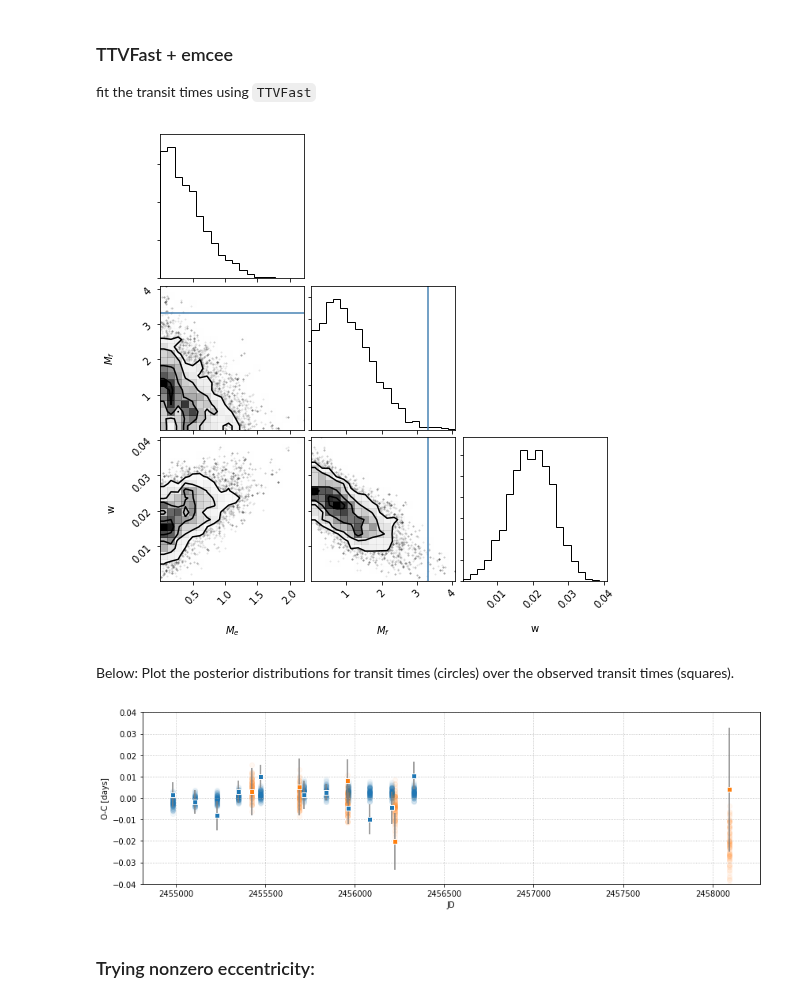
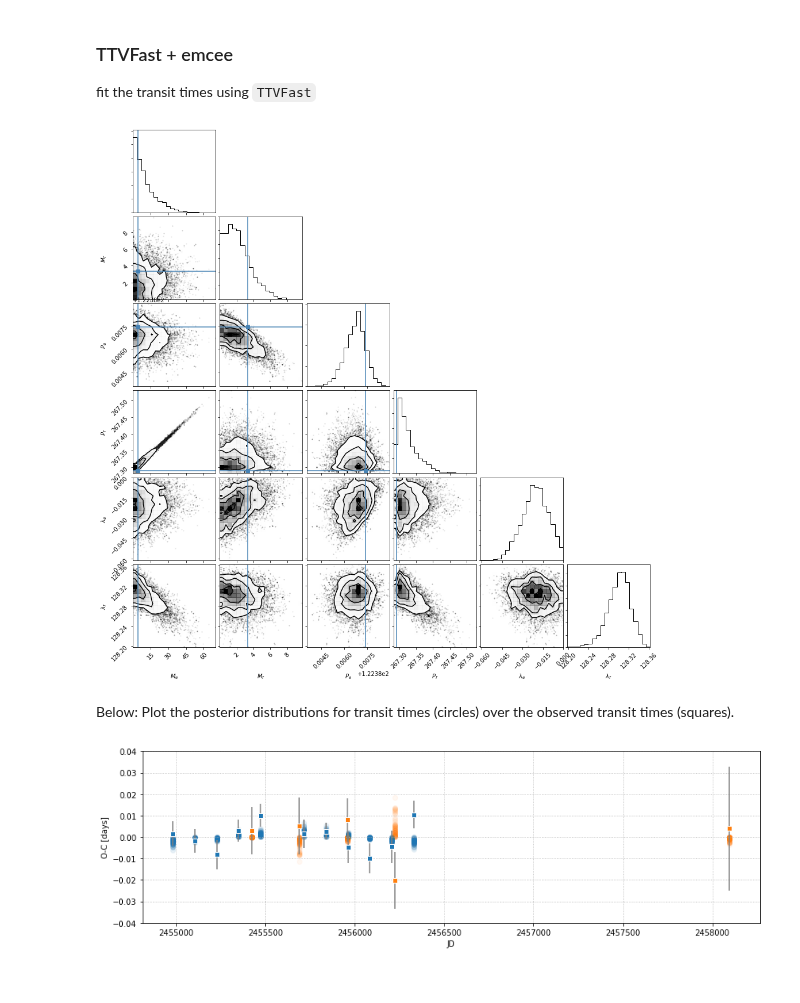
Before and after one commit to bmorris3/libra, a Jupyter notebook: notebooks/ttvfast_fit.ipynb, the cells around one changed output. Cells and saved outputs as stored; diff of their text form; code cells hidden in the pictures.

Commit message:
Prepping for fits with eccentricity

```diff
--- a/notebooks/ttvfast_fit.ipynb
+++ b/notebooks/ttvfast_fit.ipynb
@@ -9,8 +9,8 @@ import astropy.units as u
 
 midtransit_f = 2455422.710
 midtransit_e = 2454983.404
-period_f = 267.291
-period_e = 122.3874
+period_f_init = 267.291
+period_e_init = 122.3874
 
 # phase = 360 * (midtransit_f - midtransit_e)/period_e % 1
 
@@ -50,9 +50,9 @@ Build a sample model to check that residuals are small:
 phase = 360 * (((times_e.min() - times_f.min())/period_f) % 1 )
 print(phase)
 
-e = Planet(mass=mass_e_init, period=period_e, eccentricity=0, inclination=89.98,
+e = Planet(mass=mass_e_init, period=period_e_init, eccentricity=0, inclination=89.98,
            longnode=90, argument=90, mean_anomaly=0)
-f = Planet(mass=mass_f_init, period=period_f, eccentricity=0, inclination=89.90,
+f = Planet(mass=mass_f_init, period=period_f_init, eccentricity=0, inclination=89.90,
            longnode=90, argument=90, mean_anomaly=phase)
 result = ttvfast(planets=[e, f], stellar_mass=0.69, time=times_e.min(), dt=period_e/50, total=times_e.min()+5000)
 planet_ind, epoch, times, rsky, vsky = [np.array(i) for i in result['positions']]
@@ -100,15 +100,15 @@ import emcee
 from corner import corner
 
 def lnprob(p):
-    mass_e, mass_f, w = p
+    mass_e, mass_f, period_e, period_f, lam_e, lam_f = p
 
     if mass_e < 0 or mass_f < 0 or mass_e > 1e-3 or mass_f > 1e-3 or w < 0 or w > 360:
         return -np.inf
 
     e = Planet(mass=mass_e, period=period_e, eccentricity=0, inclination=89.98,
-               longnode=90, argument=90, mean_anomaly=0 - w)
+               longnode=90, argument=90, mean_anomaly=lam_e)
     f = Planet(mass=mass_f, period=period_f, eccentricity=0, inclination=89.90,
-               longnode=90, argument=90, mean_anomaly=phase - w)
+               longnode=90, argument=90, mean_anomaly=lam_f)
     result = ttvfast(planets=[e, f], stellar_mass=0.69, time=times_e.min()-0.01, dt=period_e/50, total=times_e.min()+5000)
     planet_ind, epoch, times, rsky, vsky = [np.array(i) for i in result['positions']]
     ignore_condition = (times != -2)
@@ -130,9 +130,9 @@ def lnprob(p):
 #     lnprior += -0.5 * (mass_f - mass_f_init)**2 / (0.1 * mass_f_init)**2
     return logchi2_e + logchi2_f #+ lnprior
 
-ndim, nwalkers = 3, 10
-init_masses = np.array([mass_e_init, mass_f_init, 1])
-p0 = [init_masses * 1e-8 * np.random.randn(ndim) for i in range(nwalkers)]
+ndim, nwalkers = 6, 20
+init_masses = np.array([mass_e_init, mass_f_init, period_e_init, period_f_init, 0, phase])
+p0 = [init_masses + 1e-8 * np.random.randn(ndim) for i in range(nwalkers)]
 
 sampler = emcee.EnsembleSampler(nwalkers, ndim, lnprob, threads=8)
 p1 = sampler.run_mcmc(p0, 2000)[0];
@@ -141,12 +141,12 @@ sampler.run_mcmc(p1, 1000);
 # %%
 chains = np.copy(sampler.flatchain)
 chains[:, :2] /= float(M_earth/M_sun)
 
-corner(chains, truths=[mass_e_init/float(M_earth/M_sun), mass_f_init/float(M_earth/M_sun), None],
-       labels=['$M_e$', '$M_f$', 'w']);
+corner(chains, truths=[mass_e_init/float(M_earth/M_sun), mass_f_init/float(M_earth/M_sun), period_e_init, period_f_init, None, None],
+       labels=['$M_e$', '$M_f$', "$P_e$", "$P_f$", '$\lambda_e$', "$\lambda_f$"]);
 plt.savefig('ttv_recovery.png', bbox_inches='tight')
 # %% [output]
-[figure, old version]
+[figure, new version]
 # %% [markdown]
 Below: Plot the posterior distributions for transit times (circles) over the observed transit times (squares).
 # %%
@@ -159,11 +159,12 @@ plt.errorbar(times_f, times_f - linear_ephem_f, errs_f, fmt='s', mec='w', ecolor
 
 for i in range(100):
     random_step = np.random.randint(sampler.flatchain.shape[0])
-    mass_e, mass_f, w = sampler.flatchain[random_step, :]
+    mass_e, mass_f, period_e, period_f, lam_e, lam_f = sampler.flatchain[random_step, :]
+
     e = Planet(mass=mass_e, period=period_e, eccentricity=0, inclination=89.98,
-               longnode=90, argument=90, mean_anomaly=0-w)
+               longnode=90, argument=90, mean_anomaly=lam_e)
     f = Planet(mass=mass_f, period=period_f, eccentricity=0, inclination=89.90,
-               longnode=90, argument=90, mean_anomaly=phase-w)
+               longnode=90, argument=90, mean_anomaly=lam_f)
     result = ttvfast(planets=[e, f], stellar_mass=0.69, time=times_e.min()-0.01, dt=period_e/50, total=times_e.min()+5000)
     planet_ind, epoch, times, rsky, vsky = [np.array(i) for i in result['positions']]
     ignore_condition = (times != -2)
@@ -176,15 +177,15 @@ for i in range(100):
     model_times_e = times[indices_e]
     model_times_f = times[indices_f]
 
-#     model_linear_ephem_e = np.polyval(np.polyfit(epoch_e, model_times_e, 1), epoch_e)
-#     model_linear_ephem_f = np.polyval(np.polyfit(epoch_f, model_times_f, 1), epoch_f)
+    model_linear_ephem_e = np.polyval(np.polyfit(epoch_e, model_times_e, 1), epoch_e)
+    model_linear_ephem_f = np.polyval(np.polyfit(epoch_f, model_times_f, 1), epoch_f)
 
-    plt.scatter(model_times_e, model_times_e - linear_ephem_e, alpha=0.05, color='C0')
-    plt.scatter(model_times_f, model_times_f - linear_ephem_f, alpha=0.05, color='C1')
+    plt.scatter(model_times_e, model_times_e - model_linear_ephem_e, alpha=0.05, color='C0')
+    plt.scatter(model_times_f, model_times_f - model_linear_ephem_f, alpha=0.05, color='C1')
 plt.xlabel('JD')
 plt.ylabel('O-C [days]')
 plt.ylim([-0.04, 0.04])
 plt.grid(ls=":")
 plt.savefig('o-c.png', bbox_inches='tight', dpi=200)
 # %% [output]
-[figure, old version]
+[figure, new version]
@@ -218,2 +191,0 @@ plt.savefig('o-c.png', bbox_inches='tight', dpi=200)
-# %% [markdown]
-### Trying nonzero eccentricity:
```
Also changed, not shown: parts of 4 cells of this notebook.
